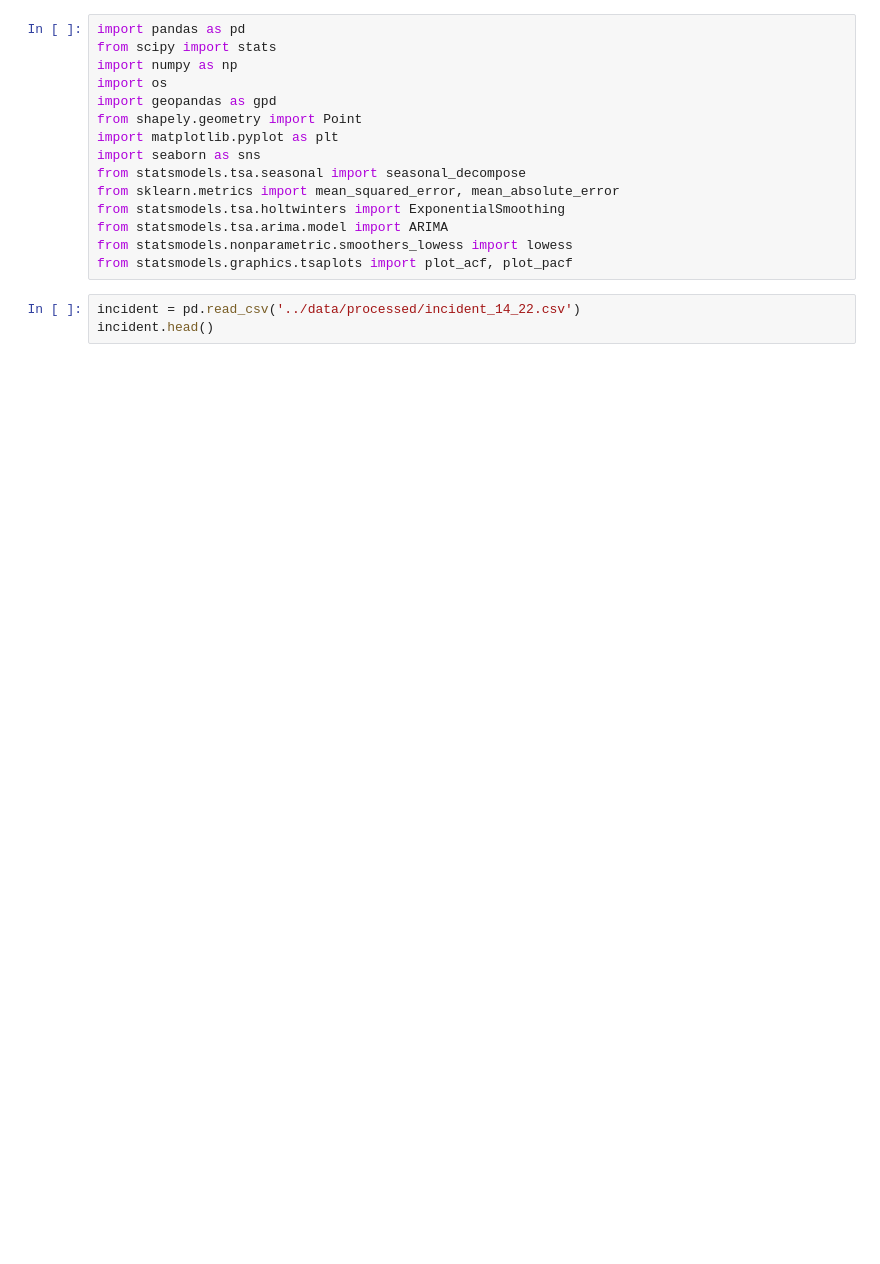
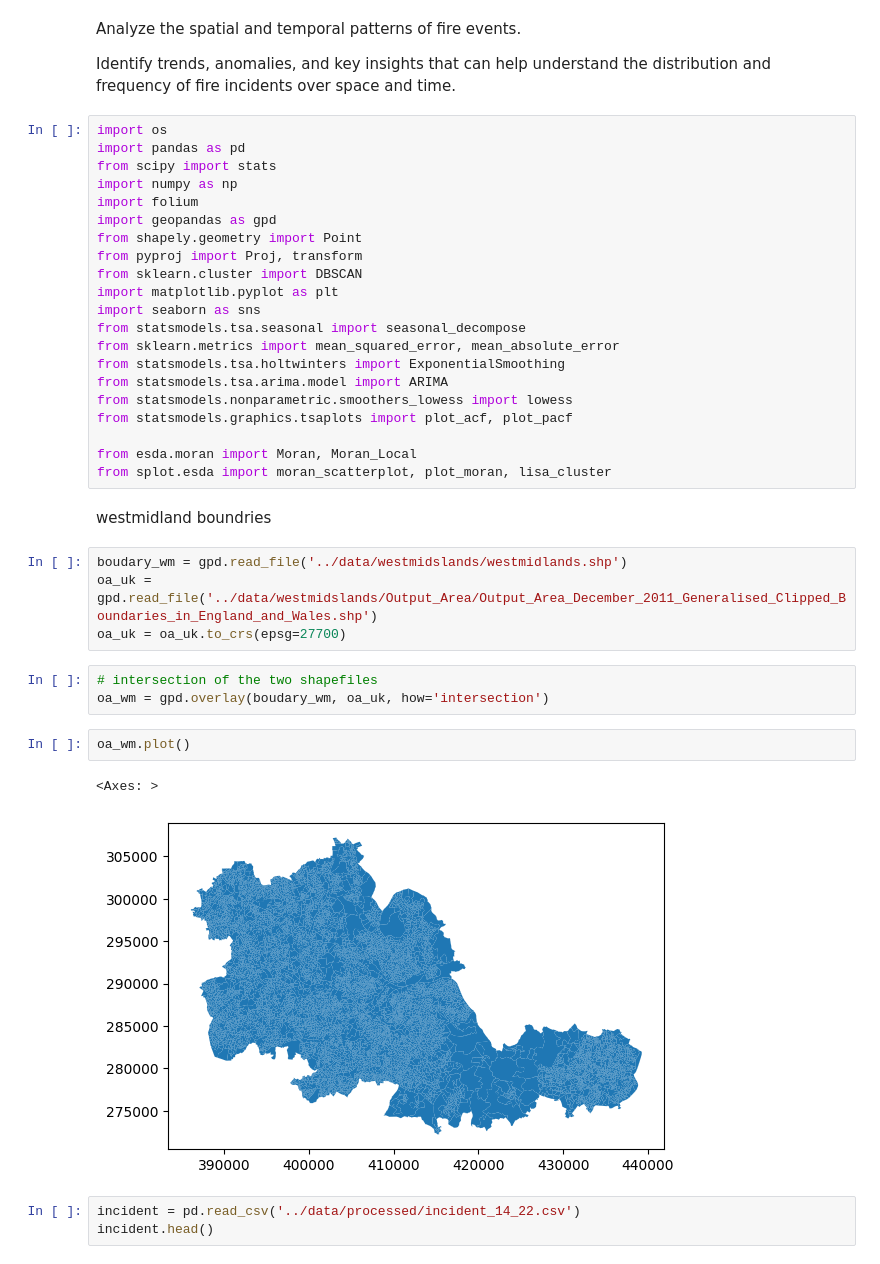
Before and after one commit to BohaoSuCC/CASADataHackathon, a Jupyter notebook: DataPreprocess/PreprocessYiyan_time.ipynb, the cells around one changed output. Saved outputs shown, nothing was run; the diff lists cells and outputs as text; blank space fills up the shorter version.

```diff
--- a/DataPreprocess/PreprocessYiyan_time.ipynb
+++ b/DataPreprocess/PreprocessYiyan_time.ipynb
@@ -1,10 +3,17 @@
+# %% [markdown]
+Analyze the spatial and temporal patterns of fire events.
+
+Identify trends, anomalies, and key insights that can help understand the distribution and frequency of fire incidents over space and time.
 # %%
+import os
 import pandas as pd
 from scipy import stats
 import numpy as np
-import os
+import folium
 import geopandas as gpd
 from shapely.geometry import Point
+from pyproj import Proj, transform
+from sklearn.cluster import DBSCAN
 import matplotlib.pyplot as plt
 import seaborn as sns
 from statsmodels.tsa.seasonal import seasonal_decompose
@@ -13,6 +22,23 @@ from statsmodels.tsa.holtwinters import ExponentialSmoothing
 from statsmodels.tsa.arima.model import ARIMA
 from statsmodels.nonparametric.smoothers_lowess import lowess
 from statsmodels.graphics.tsaplots import plot_acf, plot_pacf
+
+from esda.moran import Moran, Moran_Local
+from splot.esda import moran_scatterplot, plot_moran, lisa_cluster
+# %% [markdown]
+westmidland boundries
+# %%
+boudary_wm = gpd.read_file('../data/westmidslands/westmidlands.shp')
+oa_uk = gpd.read_file('../data/westmidslands/Output_Area/Output_Area_December_2011_Generalised_Clipped_Boundaries_in_England_and_Wales.shp')
+oa_uk = oa_uk.to_crs(epsg=27700)
+# %%
+# intersection of the two shapefiles
+oa_wm = gpd.overlay(boudary_wm, oa_uk, how='intersection')
+# %%
+oa_wm.plot()
+# %% [output]
+<Axes: >
+[figure, added]
 # %%
 incident = pd.read_csv('../data/processed/incident_14_22.csv')
 incident.head()
```
Also changed, not shown: parts of 40 cells of this notebook, 10 other files.
